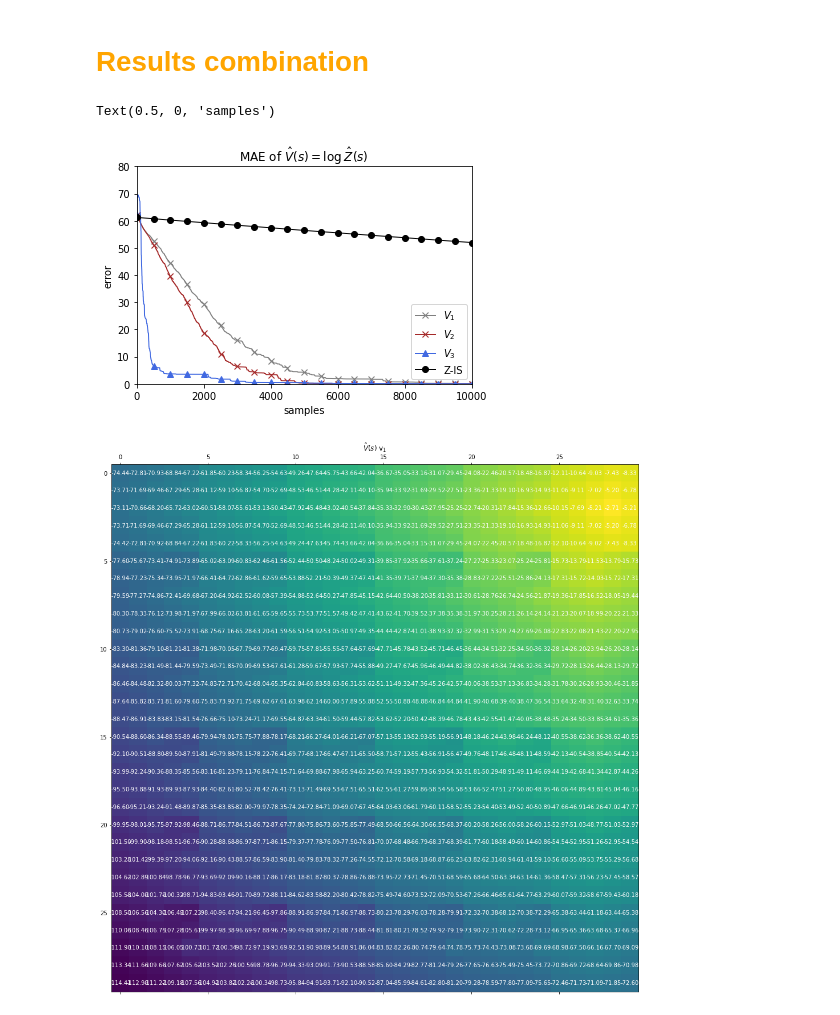
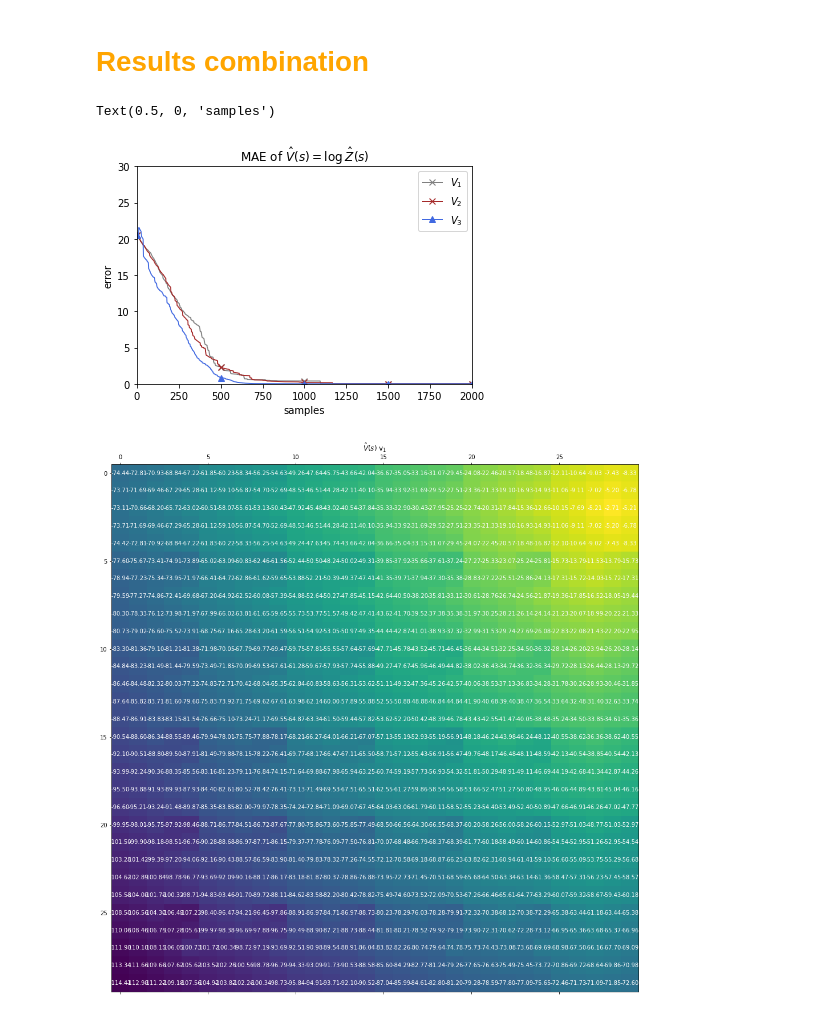
Before and after one commit to guillermoim/options, a Jupyter notebook: notebooks/Sandbox.ipynb, the cells around one changed output. Drawn from its saved outputs; the diff is of its cells as text; code cells hidden in the pictures.

```diff
--- a/notebooks/Sandbox.ipynb
+++ b/notebooks/Sandbox.ipynb
@@ -20,0 +20,2 @@ ValueError: not enough values to unpack (expected 5, got 3)
+# %%
+res_v1 = get_MAE_HL_errors(f'{results_dir}/grid_3_3_10_v2_333.pkl', '$V_1$-IL', 10000, 20, (11, 9))
@@ -21,3 +24,3 @@ ValueError: not enough values to unpack (expected 5, got 3)
 # %%
-res_v2 = get_MAE_HL_errors(f'{results_dir}/6_6_v2_000.pkl', '$V_2$-IL (subtasks provided)', 10000, 80, (11, 9))
+res_v3 = get_MAE_HL_errors(f'{results_dir}/grid_3_3_10_v3_333.pkl', '$V_2$-IL (subtasks provided)', 10000, 50, (11, 9))
 # %% [output]
@@ -25,2 +27,0 @@ res_v2 = get_MAE_HL_errors(f'{results_dir}/6_6_v2_000.pkl', '$V_2$-IL (subtasks
-# %%
-res_v2 = get_MAE_HL_errors(f'{results_dir}/3_3_v2_333.pkl', '$V_2$-IL (subtasks provided)', 10000, 30, (11, 9))
@@ -29,2 +27,0 @@ res_v2 = get_MAE_HL_errors(f'{results_dir}/3_3_v2_333.pkl', '$V_2$-IL (subtasks
-# %%
-res_v3 = get_MAE_HL_errors(f'{results_dir}/6_6_v3_000.pkl', '$V_3$-IL', 10000, 80, (11, 9))
@@ -53,24 +48,24 @@ get_MAE_LL_errors(f'{results_dir}/3_3_v3_333.pkl', 'Subtask MAE $V_3$', 750, 6)
 # %%
 fig, ax = plt.subplots(1,1)
 
 ax.set_title('MAE of $\hat V(s) = \log \hat Z(s)$')
 
 ax.plot(res_v1[2], linewidth=1, markevery=500, color='gray', marker='x')
 ax.plot(res_v2[2], linewidth=1, markevery=500, color='brown', marker='x')
 ax.plot(res_v3[2], linewidth=1, markevery=500, color='royalblue', marker='^')
-ax.plot(res_plain, linewidth=1, markevery=500, color='black', marker='o')
+#ax.plot(res_plain, linewidth=1, markevery=500, color='black', marker='o')
 
 legend = ['$V_1$', '$V_2$', '$V_3$', 'Z-IS']
 
 ax.legend(legend)
-ax.set_xlim((0,10000))
-ax.set_ylim((0,80))
+ax.set_xlim((0,2000))
+ax.set_ylim((0,30))
 
 ax.set_ylabel('error')
 ax.set_xlabel('samples')
 # %% [output]
 Text(0.5, 0, 'samples')
-[figure, old version]
+[figure, new version]
 # %%
 Z0 = res_v1[0]
 plotmat(np.log(Z0[:900]).reshape(30,30), '$\hat V(s)$ v$_1$', annotated=True, figsize=(17,17))
```
Also changed, not shown: parts of 15 cells of this notebook, 38 other files.
